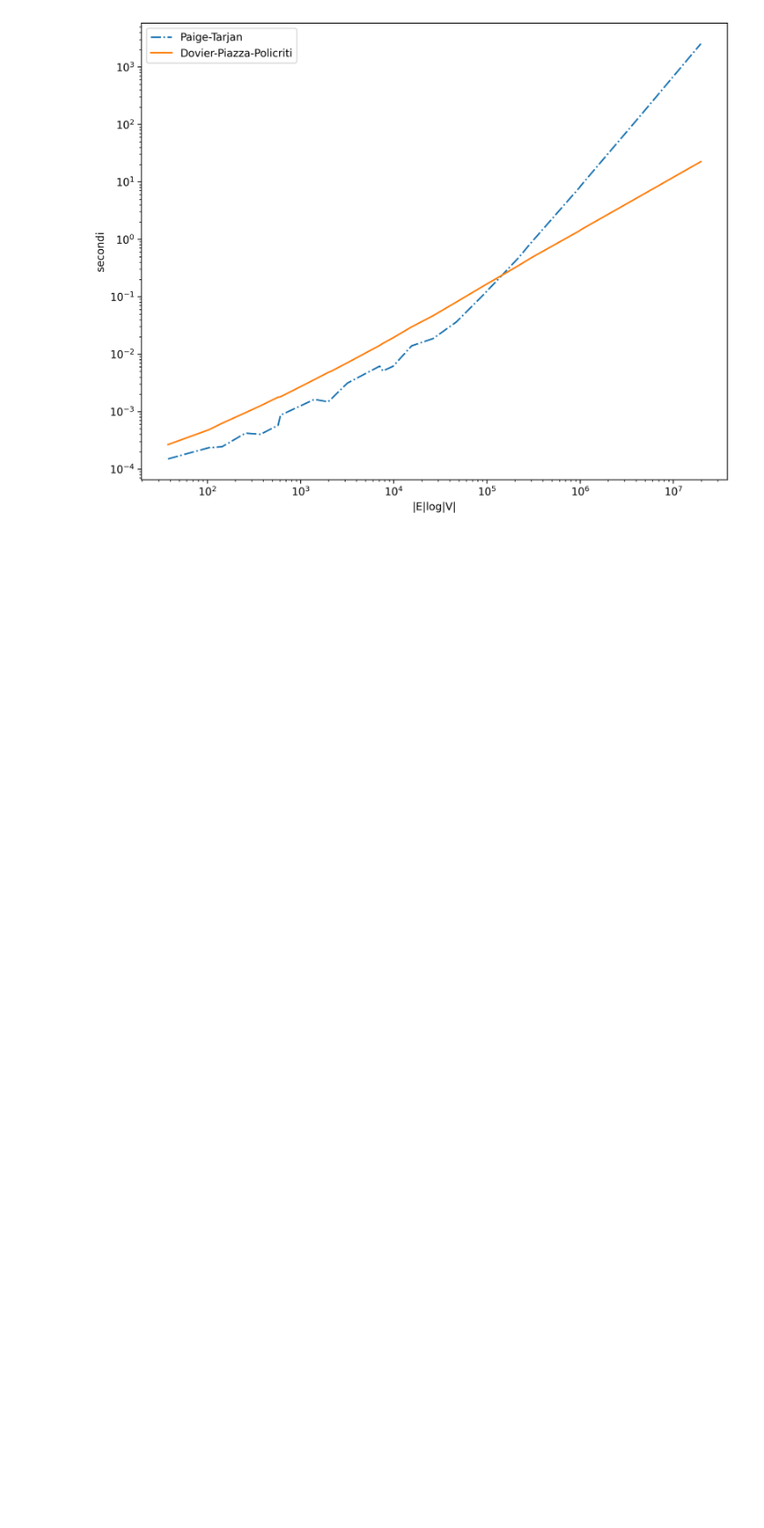
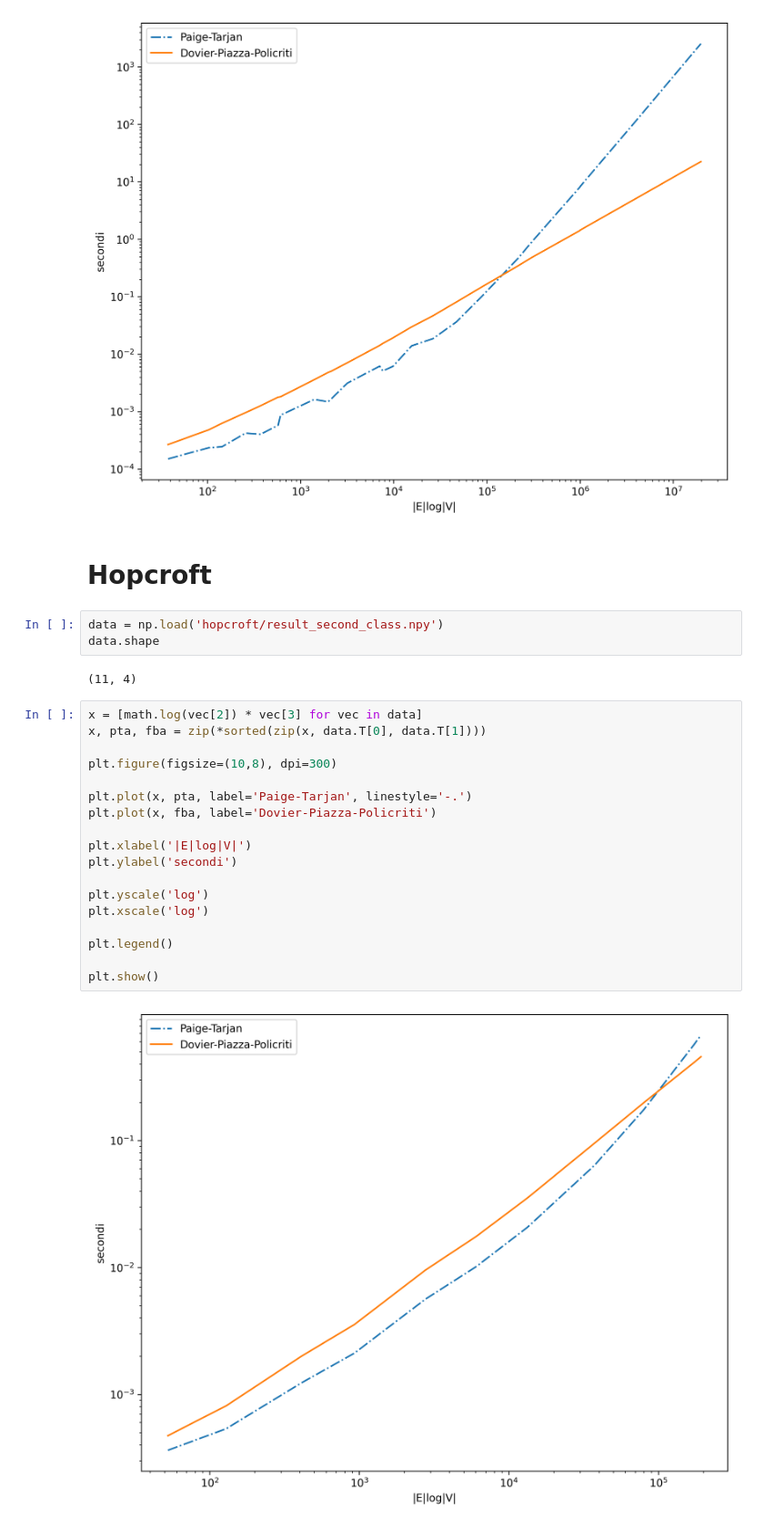
Before and after one commit to fandreuz/bsc-thesis, a Jupyter notebook: experiments/time/PerformancePlot.ipynb, the cells around one changed output. Shown at 91% size. Cells and saved outputs as stored; diff of their text form; blank space fills up the shorter version.

Commit message:
gather data for hopcroft

```diff
--- a/experiments/time/PerformancePlot.ipynb
+++ b/experiments/time/PerformancePlot.ipynb
@@ -64,3 +42,30 @@ plt.legend()
 plt.show()
 # %% [output]
 [figure]
+# %% [markdown]
+# Hopcroft
+# %%
+data = np.load('hopcroft/result_second_class.npy')
+data.shape
+# %% [output]
+(11, 4)
+# %%
+x = [math.log(vec[2]) * vec[3] for vec in data]
+x, pta, fba = zip(*sorted(zip(x, data.T[0], data.T[1])))
+
+plt.figure(figsize=(10,8), dpi=300)
+
+plt.plot(x, pta, label='Paige-Tarjan', linestyle='-.')
+plt.plot(x, fba, label='Dovier-Piazza-Policriti')
+
+plt.xlabel('|E|log|V|')
+plt.ylabel('secondi')
+
+plt.yscale('log')
+plt.xscale('log')
+
+plt.legend()
+
+plt.show()
+# %% [output]
+[figure, added]
```
Also changed, not shown: parts of 3 cells of this notebook, 5 other files.
